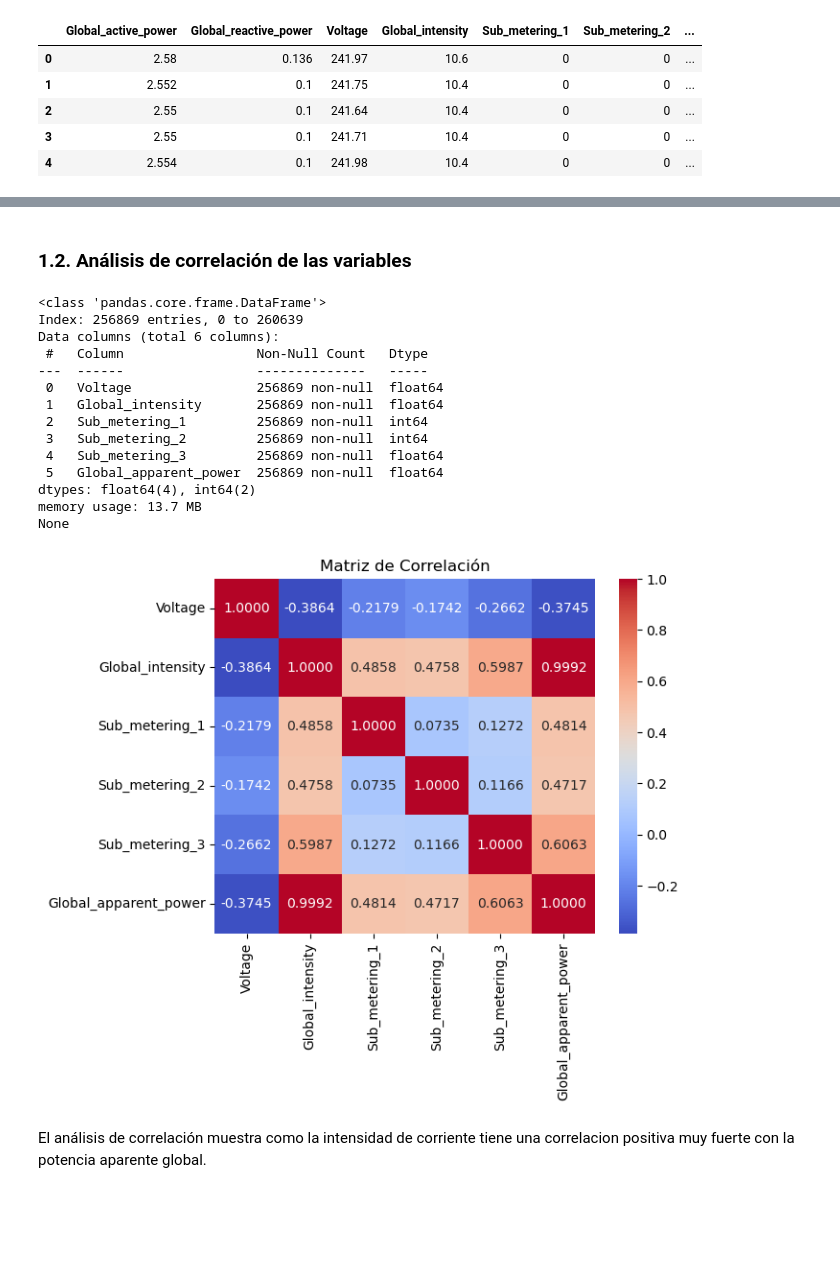
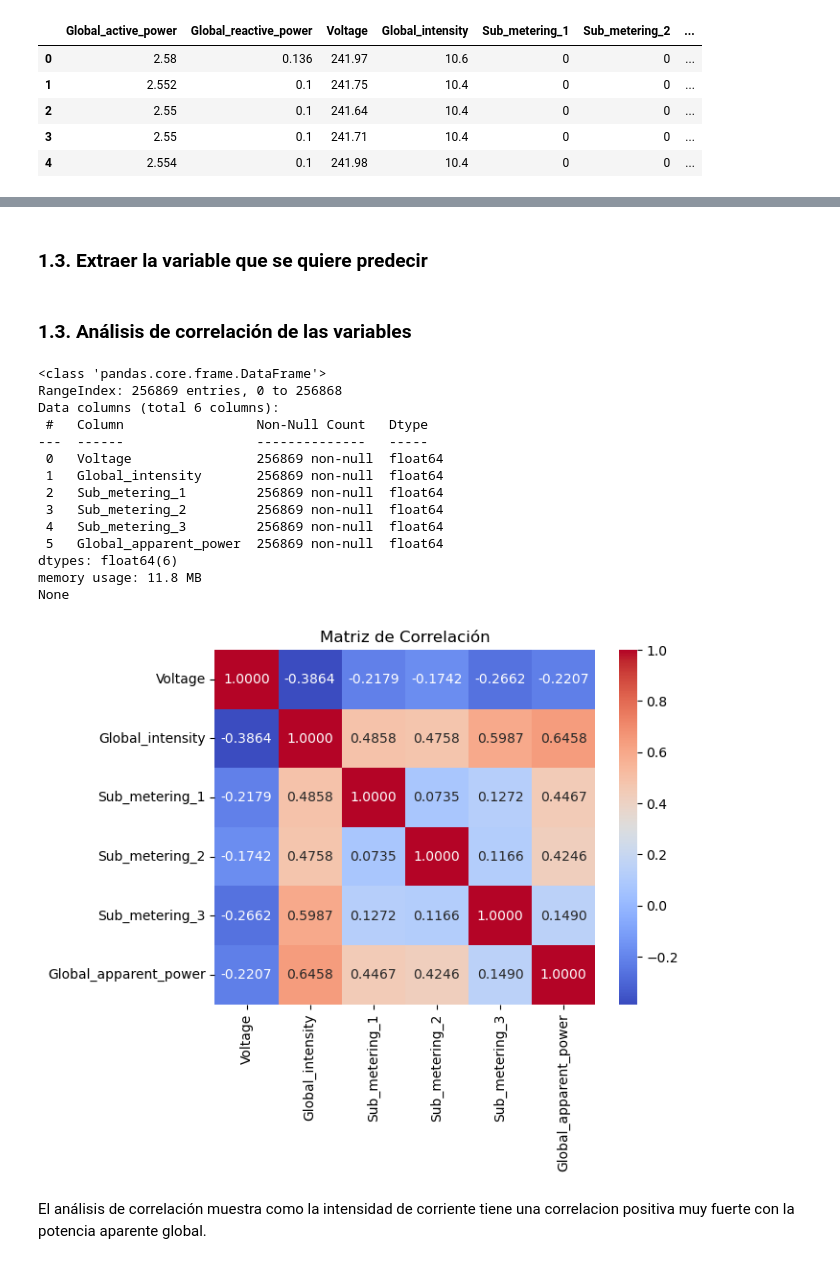
Before and after one commit to kevindmzapata/multivariate-statistics-course, a Jupyter notebook: PROYECTO_FINAL/main.ipynb, the cells around one changed output, grey strips where cells are left out. Saved outputs shown, nothing was run; the diff lists cells and outputs as text; code cells hidden in the pictures; blank space fills up the shorter version.

```diff
--- a/PROYECTO_FINAL/main.ipynb
+++ b/PROYECTO_FINAL/main.ipynb
@@ -61,0 +65,5 @@ df_no_time.head()
+# %%
+scaler = StandardScaler().fit(df_no_time)
+df_no_time_scaled = scaler.transform(df_no_time)
+df_no_time_scaled = pd.DataFrame(df_no_time_scaled, columns=df_no_time.columns)
+df_no_time_scaled.head()
@@ -61,0 +89,7 @@ df_no_time.head()
+# %% [markdown]
+### 1.3. Extraer la variable que se quiere predecir
+# %%
+# Convertir las columnas a tipo numérico
+df_no_time_scaled = df_no_time_scaled.apply(pd.to_numeric, errors='coerce')
+df_no_time_scaled['Global_apparent_power'] = np.sqrt(df_no_time_scaled['Global_active_power']**2 + df_no_time_scaled['Global_reactive_power']**2)
+df_no_time_scaled = df_no_time_scaled.drop(columns=['Global_active_power', 'Global_reactive_power'])
@@ -62,38 +98,33 @@ df_no_time.head()
 # %% [markdown]
-### 1.2. Análisis de correlación de las variables
+### 1.3. Análisis de correlación de las variables
 # %%
-# Convertir las columnas a tipo numérico
-df_no_time = df_no_time.apply(pd.to_numeric, errors='coerce')
-df_no_time['Global_apparent_power'] = np.sqrt(df_no_time['Global_active_power']**2 + df_no_time['Global_reactive_power']**2)
-df_no_time = df_no_time.drop(columns=['Global_active_power', 'Global_reactive_power'])
-
 # Calcular la matriz de correlación
-correlation_matrix = df_no_time.corr()
+correlation_matrix = df_no_time_scaled.corr()
 
 # Mostrar la matriz de correlación
-print(df_no_time.info())
+print(df_no_time_scaled.info())
 
 # Visualizar la matriz de correlación usando un mapa de calor
 plt.figure()
 sns.heatmap(correlation_matrix, annot=True, cmap='coolwarm', fmt='.4f')
 plt.title('Matriz de Correlación')
 plt.show()
 # %% [output]
 <class 'pandas.core.frame.DataFrame'>
-Index: 256869 entries, 0 to 260639
+RangeIndex: 256869 entries, 0 to 256868
 Data columns (total 6 columns):
  #   Column                 Non-Null Count   Dtype
 ---  ------                 --------------   -----
  0   Voltage                256869 non-null  float64
  1   Global_intensity       256869 non-null  float64
- 2   Sub_metering_1         256869 non-null  int64
- 3   Sub_metering_2         256869 non-null  int64
+ 2   Sub_metering_1         256869 non-null  float64
+ 3   Sub_metering_2         256869 non-null  float64
  4   Sub_metering_3         256869 non-null  float64
  5   Global_apparent_power  256869 non-null  float64
-dtypes: float64(4), int64(2)
-memory usage: 13.7 MB
+dtypes: float64(6)
+memory usage: 11.8 MB
 None
-[figure, old version]
+[figure, new version]
 # %% [markdown]
 El análisis de correlación muestra como la intensidad de corriente tiene una correlacion positiva muy fuerte con la potencia aparente global.
 # %% [markdown]
```
Also changed, not shown: parts of 9 cells of this notebook, 1 other file.
